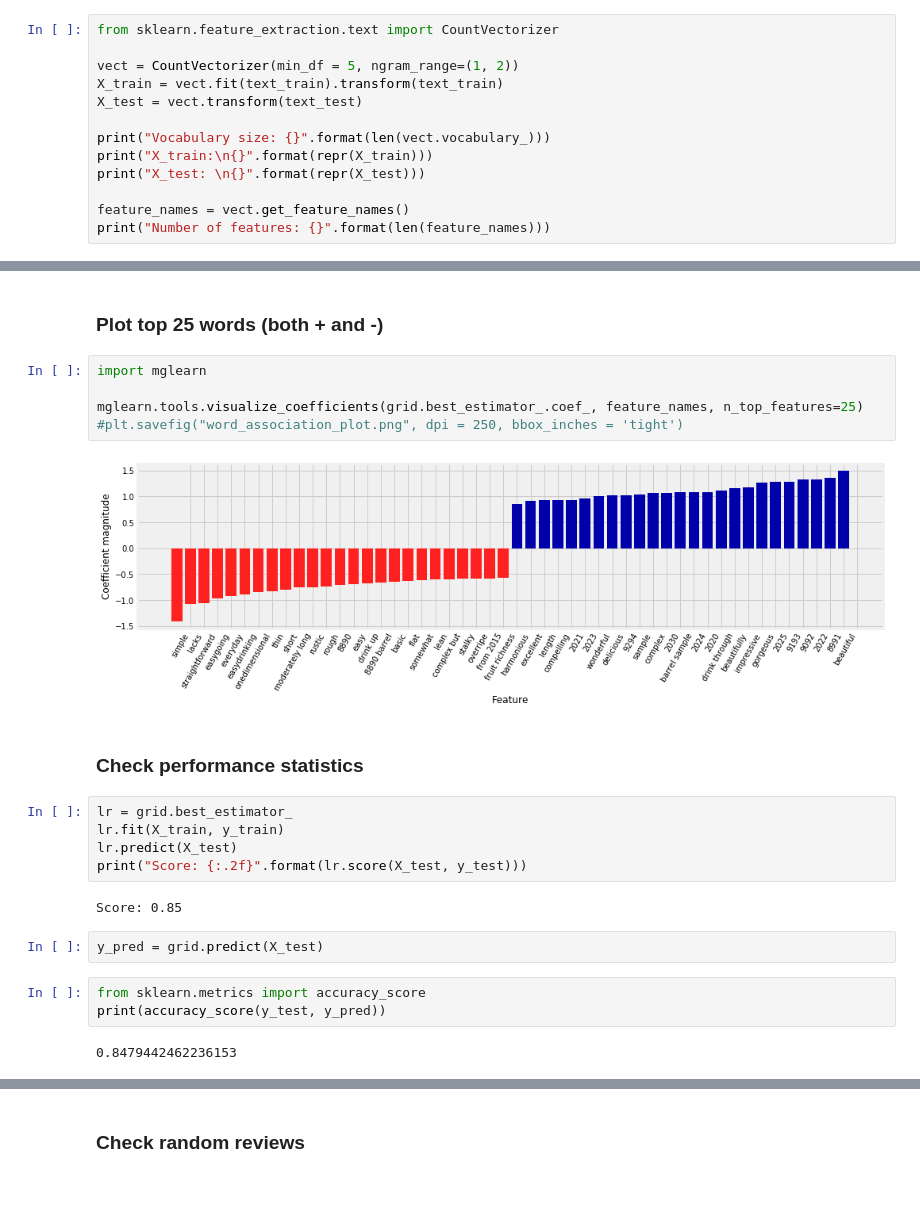
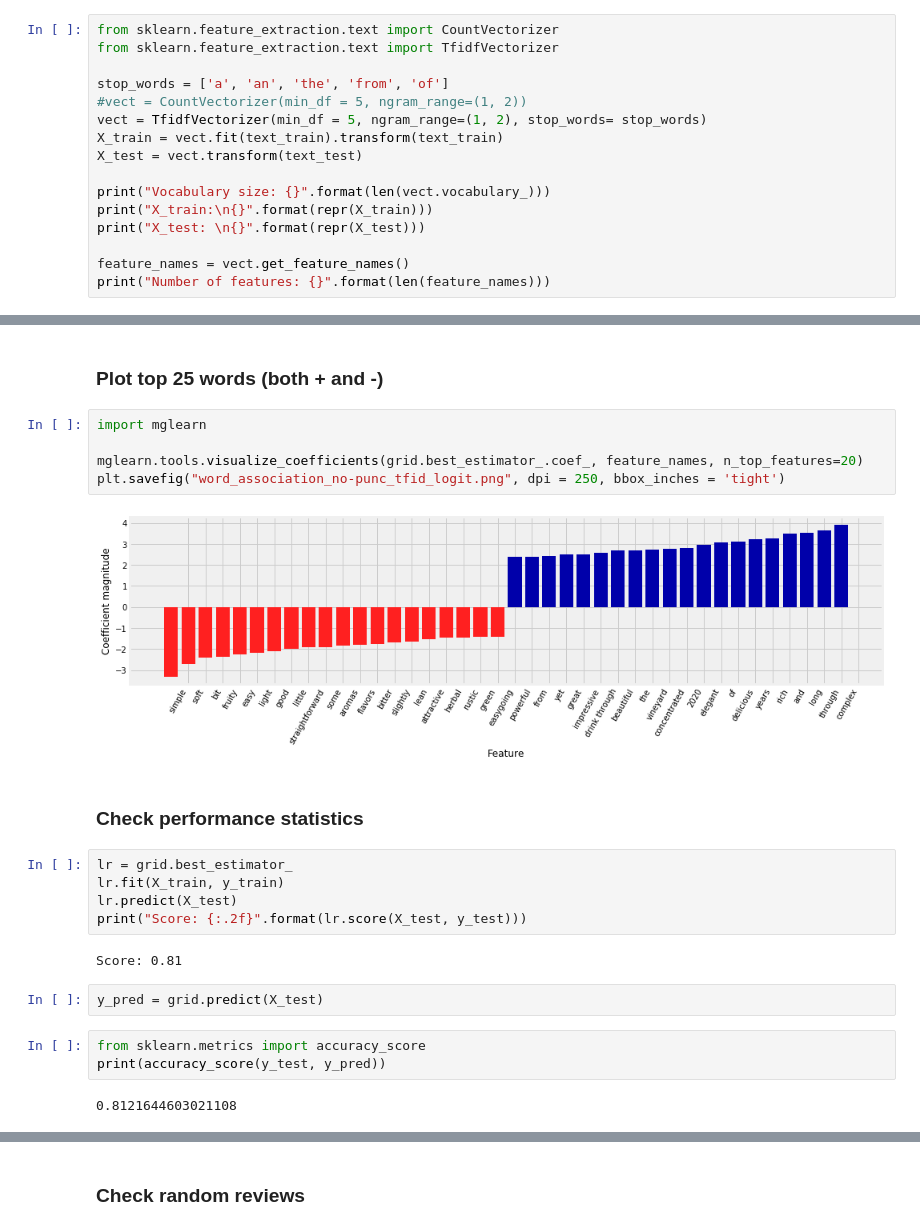
Before and after one commit to tanveerkarim/ENG201-WineData, a Jupyter notebook: Wine_reviews_logit_reg.ipynb, the cells around one changed output, grey strips where cells are left out. Drawn from its saved outputs; the diff is of its cells as text; blank space fills up the shorter version.

Commit message:
add stop words

```diff
--- a/Wine_reviews_logit_reg.ipynb
+++ b/Wine_reviews_logit_reg.ipynb
@@ -69,7 +69,10 @@ y_test = np.array(test['logit_score'])
 # %%
 from sklearn.feature_extraction.text import CountVectorizer
+from sklearn.feature_extraction.text import TfidfVectorizer
 
-vect = CountVectorizer(min_df = 5, ngram_range=(1, 2))
+stop_words = ['a', 'an', 'the', 'from', 'of']
+#vect = CountVectorizer(min_df = 5, ngram_range=(1, 2))
+vect = TfidfVectorizer(min_df = 5, ngram_range=(1, 2), stop_words= stop_words)
 X_train = vect.fit(text_train).transform(text_train)
 X_test = vect.transform(text_test)
 
@@ -148,10 +141,10 @@ grid.best_estimator_.coef_[0][idx]
 # %%
 import mglearn
 
-mglearn.tools.visualize_coefficients(grid.best_estimator_.coef_, feature_names, n_top_features=25)
-#plt.savefig("word_association_plot.png", dpi = 250, bbox_inches = 'tight')
+mglearn.tools.visualize_coefficients(grid.best_estimator_.coef_, feature_names, n_top_features=20)
+plt.savefig("word_association_no-punc_tfid_logit.png", dpi = 250, bbox_inches = 'tight')
 # %% [output]
-[figure, old version]
+[figure, new version]
 # %% [markdown]
 ### Check performance statistics
 # %%
@@ -160,14 +153,14 @@ lr.fit(X_train, y_train)
 lr.predict(X_test)
 print("Score: {:.2f}".format(lr.score(X_test, y_test)))
 # %% [output]
-Score: 0.85
+Score: 0.81
 # %%
 y_pred = grid.predict(X_test)
 # %%
 from sklearn.metrics import accuracy_score
 print(accuracy_score(y_test, y_pred))
 # %% [output]
-0.8479442462236153
+0.8121644603021108
 # %%
 #C00 = true neg, C10 = false neg, C11 = true pos, C01 = false pos
 from sklearn.metrics import confusion_matrix
```
Also changed, not shown: parts of 10 cells of this notebook.
